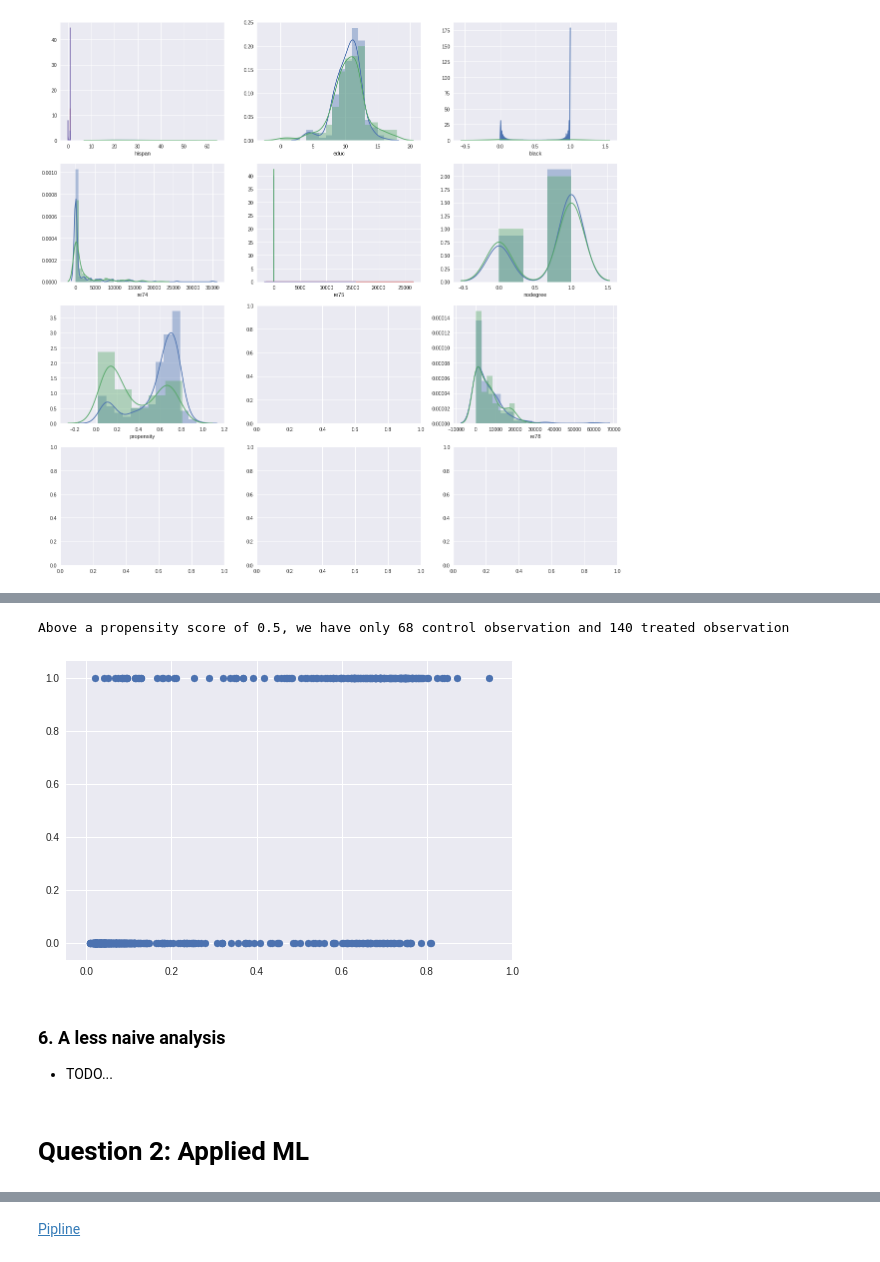
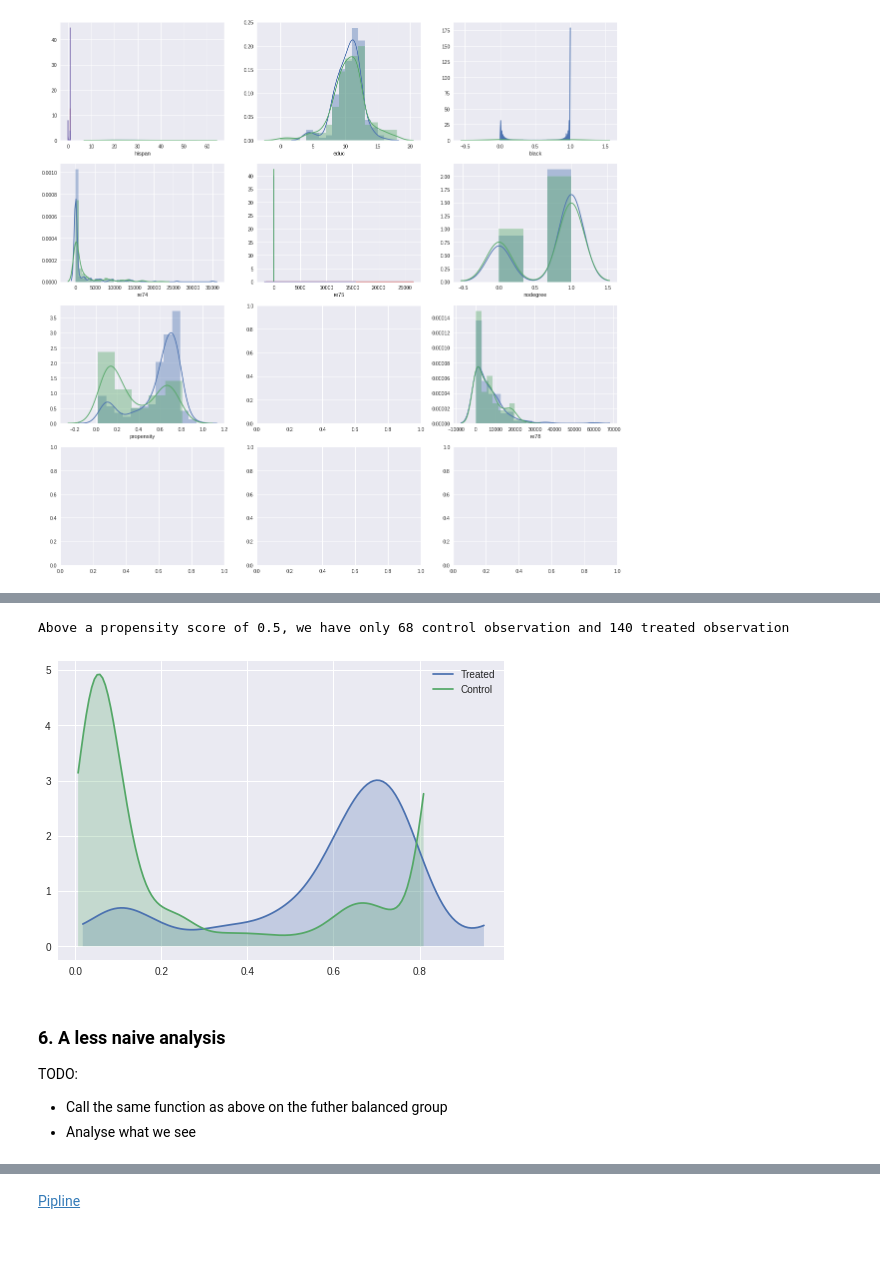
Before and after one commit to cgallay/Ada, a Jupyter notebook: Homework4/C_Homework4.ipynb, the cells around one changed output, grey strips where cells are left out. Drawn from its saved outputs; the diff is of its cells as text; code cells hidden in the pictures.

Commit message:
Charles: add TODO

```diff
--- a/Homework4/C_Homework4.ipynb
+++ b/Homework4/C_Homework4.ipynb
@@ -178,17 +207,20 @@ If there isn't any good enough matching for some point in the treated set to the
 # %%
 prop_score_threshold = 0.5
-plt.scatter(df_lalonde['propensity'], df_lalonde['treat'])
+#plt.scatter(df_lalonde['propensity'], df_lalonde['treat'])
 length_treat = len(df_lalonde[(df_lalonde['propensity']>prop_score_threshold) & (df_lalonde['treat'] == 1)])
 length_cont = (len(df_lalonde[(df_lalonde['propensity']>prop_score_threshold) & (df_lalonde['treat'] == 0)]))
 print(f'Above a propensity score of {prop_score_threshold}, we have only {length_cont} \
 control observation and {length_treat} treated observation')
 ## TODO more work is needed
+sns.kdeplot(df_lalonde[df_lalonde.treat==1]['propensity'], shade=True, label='Treated', cut=0)
+sns.kdeplot(df_lalonde[df_lalonde.treat==0]['propensity'], shade=True, label='Control', cut=0)
+plt.show()
 # %% [output]
 Above a propensity score of 0.5, we have only 68 control observation and 140 treated observation
-[figure, old version]
+[figure, new version]
 # %% [markdown]
 ### 6. A less naive analysis
 
-- TODO...
+TODO:
+- Call the same function as above on the futher balanced group
+- Analyse what we see
-# %% [markdown]
-# Question 2: Applied ML
```
Also changed, not shown: parts of 13 cells of this notebook.
